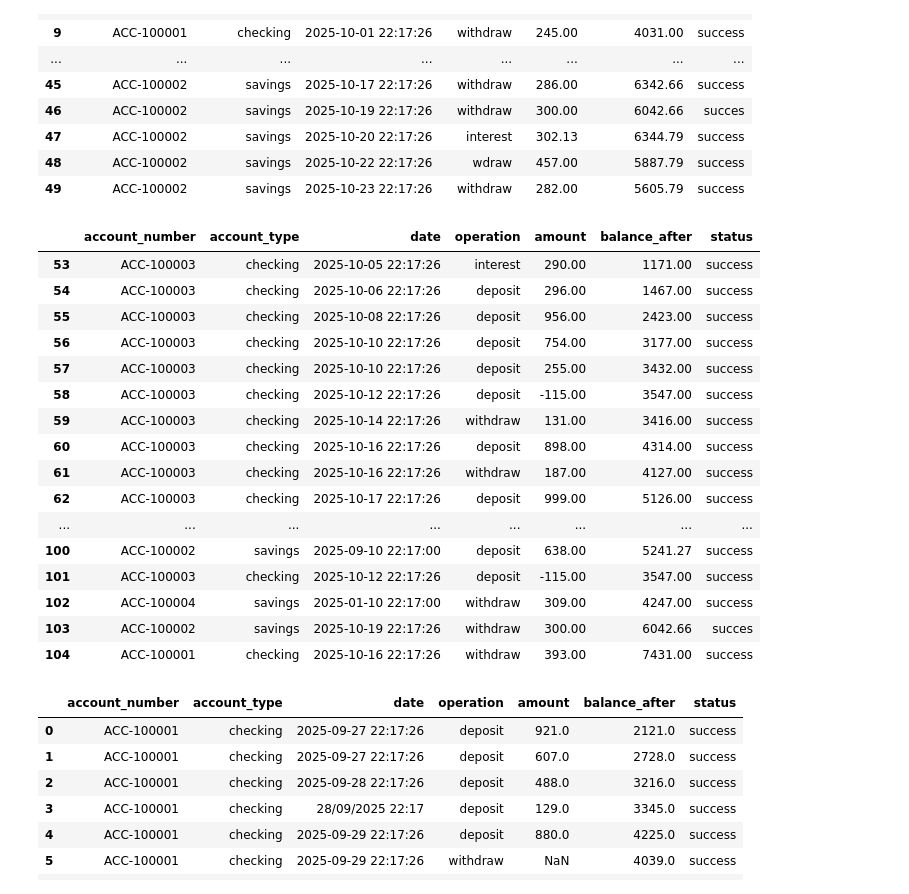
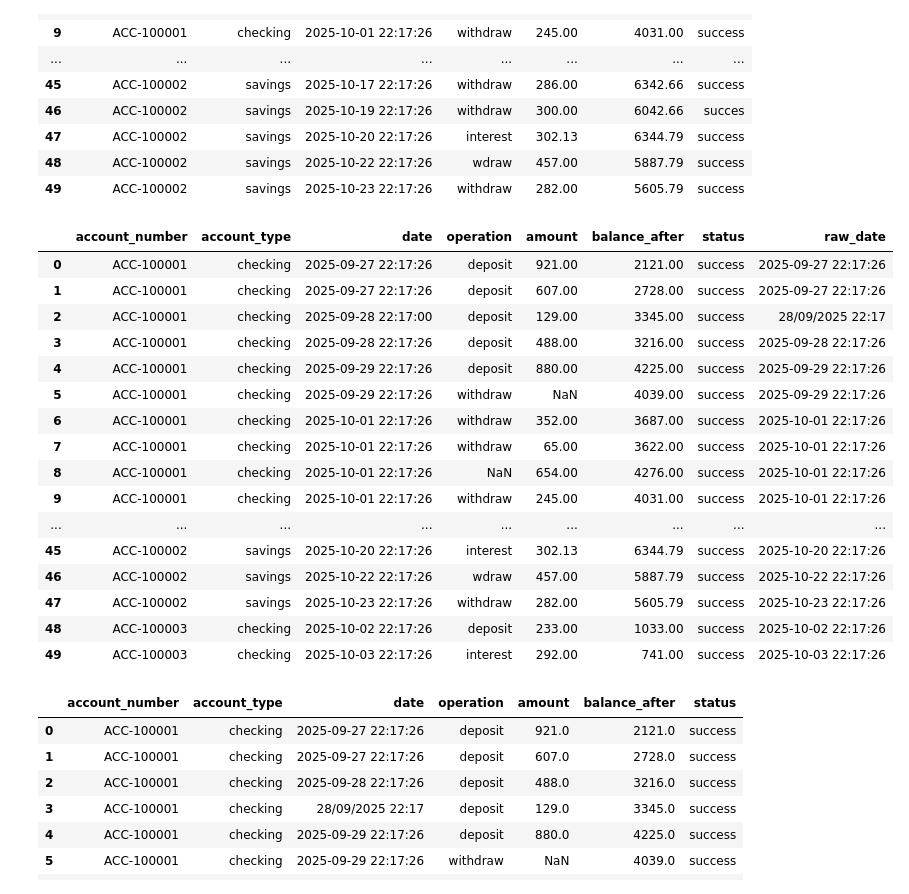
Before and after one commit to luky048-ship-it/My-training-Slubik-Stanislav, a Jupyter notebook: Домашнее задание_5.ipynb, the cells around one changed output. Drawn from its saved outputs; the diff is of its cells as text; code cells hidden in the pictures.

```diff
--- a/Домашнее задание_5.ipynb
+++ b/Домашнее задание_5.ipynb
@@ -276,47 +328,86 @@ class Account:
 # %%
 """
 -----------------------------------------------------------------------------
 Эта часть не относится к заданию
 -----------------------------------------------------------------------------
 
 """
 from dateutil import parser
 
+
+
+
+df['raw_date'] = df['date']
 def parse_date(date_str):
     try:
         return parser.parse(date_str, fuzzy=True)
     except:
         return pd.NaT
 
 df['date'] = df['date'].apply(parse_date)
 df = df.dropna(subset=['date'])
 
 
-def fix_date(df, date_col='date'):
+def fix_date(df, date_col='date', raw_col='raw_date'):
+    '''
+    Даже скрывать не буду что эту часть написала нейросеть, для меня этот алгоритм слишком сложный.
+    по сути он проверяет наличие черезмерной разницы между датой текущей и датой предыдущей транзакции, если
+    она слишком большая то значит что день и месяц перепутан и пытается это исправить.
 
+    '''
+    df_fixed = df.copy()
 
-    pass
+    df_fixed['time_diff_days'] = df_fixed[date_col].diff().dt.days
 
+    ANOMALY_THRESHOLD = -10
+    anomalous_indices = df_fixed[df_fixed['time_diff_days'] < ANOMALY_THRESHOLD].index
 
-display(df.iloc[50:])
+    if anomalous_indices.empty:
+        return df_fixed.drop(columns=['time_diff_days'], errors='ignore')
+
+    for index in anomalous_indices:
+        raw_date_str = df_fixed.loc[index, raw_col]
+
+        try:
+            new_date = parser.parse(raw_date_str, fuzzy=True, dayfirst=True)
+
+            df_fixed.loc[index, 'temp_date'] = new_date
+            temp_diff = df_fixed['temp_date'].fillna(df_fixed[date_col]).diff().dt.days
+
+            if temp_diff.loc[index] >= 0:
+                 df_fixed.loc[index, date_col] = new_date
+            else:
+                 df_fixed.loc[index, date_col] = pd.NaT
+
+        except Exception:
+            df_fixed.loc[index, date_col] = pd.NaT
+
+    df_fixed = df_fixed.drop(columns=['time_diff_days', 'temp_date'], errors='ignore')
+    df_fixed = df_fixed.dropna(subset=[date_col])
+
+    return df_fixed.sort_values(by=date_col)
+
+df_corrected_groups = df.groupby(['account_number', 'account_type']).apply(fix_date)
+df_cleaned = df_corrected_groups.reset_index(drop=True)
+display(df_cleaned.iloc[:50])
 # %% [output]
-|  | account_number | account_type | date | operation | amount | balance_after | status |
-| 53 | ACC-100003 | checking | 2025-10-05 22:17:26 | interest | 290.00 | 1171.00 | success |
-| 54 | ACC-100003 | checking | 2025-10-06 22:17:26 | deposit | 296.00 | 1467.00 | success |
-| 55 | ACC-100003 | checking | 2025-10-08 22:17:26 | deposit | 956.00 | 2423.00 | success |
-| 56 | ACC-100003 | checking | 2025-10-10 22:17:26 | deposit | 754.00 | 3177.00 | success |
-| 57 | ACC-100003 | checking | 2025-10-10 22:17:26 | deposit | 255.00 | 3432.00 | success |
-| 58 | ACC-100003 | checking | 2025-10-12 22:17:26 | deposit | -115.00 | 3547.00 | success |
-| 59 | ACC-100003 | checking | 2025-10-14 22:17:26 | withdraw | 131.00 | 3416.00 | success |
-| 60 | ACC-100003 | checking | 2025-10-16 22:17:26 | deposit | 898.00 | 4314.00 | success |
-| 61 | ACC-100003 | checking | 2025-10-16 22:17:26 | withdraw | 187.00 | 4127.00 | success |
-| 62 | ACC-100003 | checking | 2025-10-17 22:17:26 | deposit | 999.00 | 5126.00 | success |
-| ... | ... | ... | ... | ... | ... | ... | ... |
-| 100 | ACC-100002 | savings | 2025-09-10 22:17:00 | deposit | 638.00 | 5241.27 | success |
-| 101 | ACC-100003 | checking | 2025-10-12 22:17:26 | deposit | -115.00 | 3547.00 | success |
-| 102 | ACC-100004 | savings | 2025-01-10 22:17:00 | withdraw | 309.00 | 4247.00 | success |
-| 103 | ACC-100002 | savings | 2025-10-19 22:17:26 | withdraw | 300.00 | 6042.66 | succes |
-| 104 | ACC-100001 | checking | 2025-10-16 22:17:26 | withdraw | 393.00 | 7431.00 | success |
+|  | account_number | account_type | date | operation | amount | balance_after | status | raw_date |
+| 0 | ACC-100001 | checking | 2025-09-27 22:17:26 | deposit | 921.00 | 2121.00 | success | 2025-09-27 22:17:26 |
+| 1 | ACC-100001 | checking | 2025-09-27 22:17:26 | deposit | 607.00 | 2728.00 | success | 2025-09-27 22:17:26 |
+| 2 | ACC-100001 | checking | 2025-09-28 22:17:00 | deposit | 129.00 | 3345.00 | success | 28/09/2025 22:17 |
+| 3 | ACC-100001 | checking | 2025-09-28 22:17:26 | deposit | 488.00 | 3216.00 | success | 2025-09-28 22:17:26 |
+| 4 | ACC-100001 | checking | 2025-09-29 22:17:26 | deposit | 880.00 | 4225.00 | success | 2025-09-29 22:17:26 |
+| 5 | ACC-100001 | checking | 2025-09-29 22:17:26 | withdraw | NaN | 4039.00 | success | 2025-09-29 22:17:26 |
+| 6 | ACC-100001 | checking | 2025-10-01 22:17:26 | withdraw | 352.00 | 3687.00 | success | 2025-10-01 22:17:26 |
+| 7 | ACC-100001 | checking | 2025-10-01 22:17:26 | withdraw | 65.00 | 3622.00 | success | 2025-10-01 22:17:26 |
+| 8 | ACC-100001 | checking | 2025-10-01 22:17:26 | NaN | 654.00 | 4276.00 | success | 2025-10-01 22:17:26 |
+| 9 | ACC-100001 | checking | 2025-10-01 22:17:26 | withdraw | 245.00 | 4031.00 | success | 2025-10-01 22:17:26 |
+| ... | ... | ... | ... | ... | ... | ... | ... | ... |
+| 45 | ACC-100002 | savings | 2025-10-20 22:17:26 | interest | 302.13 | 6344.79 | success | 2025-10-20 22:17:26 |
+| 46 | ACC-100002 | savings | 2025-10-22 22:17:26 | wdraw | 457.00 | 5887.79 | success | 2025-10-22 22:17:26 |
+| 47 | ACC-100002 | savings | 2025-10-23 22:17:26 | withdraw | 282.00 | 5605.79 | success | 2025-10-23 22:17:26 |
+| 48 | ACC-100003 | checking | 2025-10-02 22:17:26 | deposit | 233.00 | 1033.00 | success | 2025-10-02 22:17:26 |
+| 49 | ACC-100003 | checking | 2025-10-03 22:17:26 | interest | 292.00 | 741.00 | success | 2025-10-03 22:17:26 |
 # %%
 # Задание 2
 # %%
```
Also changed, not shown: parts of 2 cells of this notebook.
